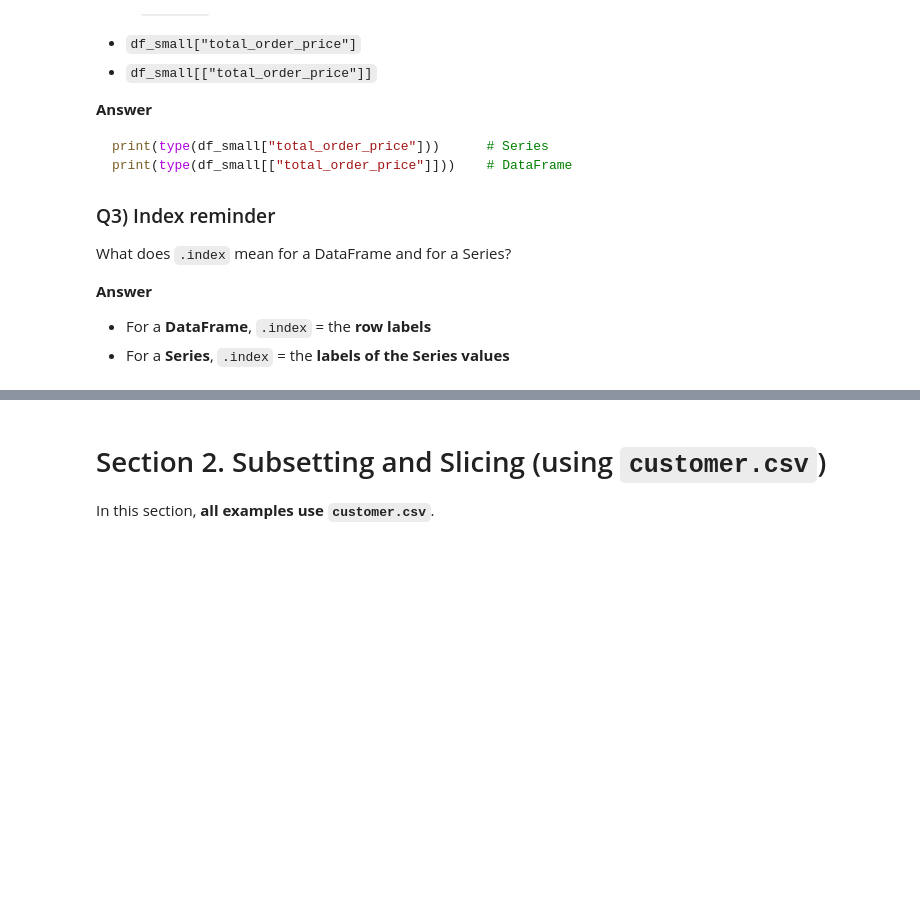
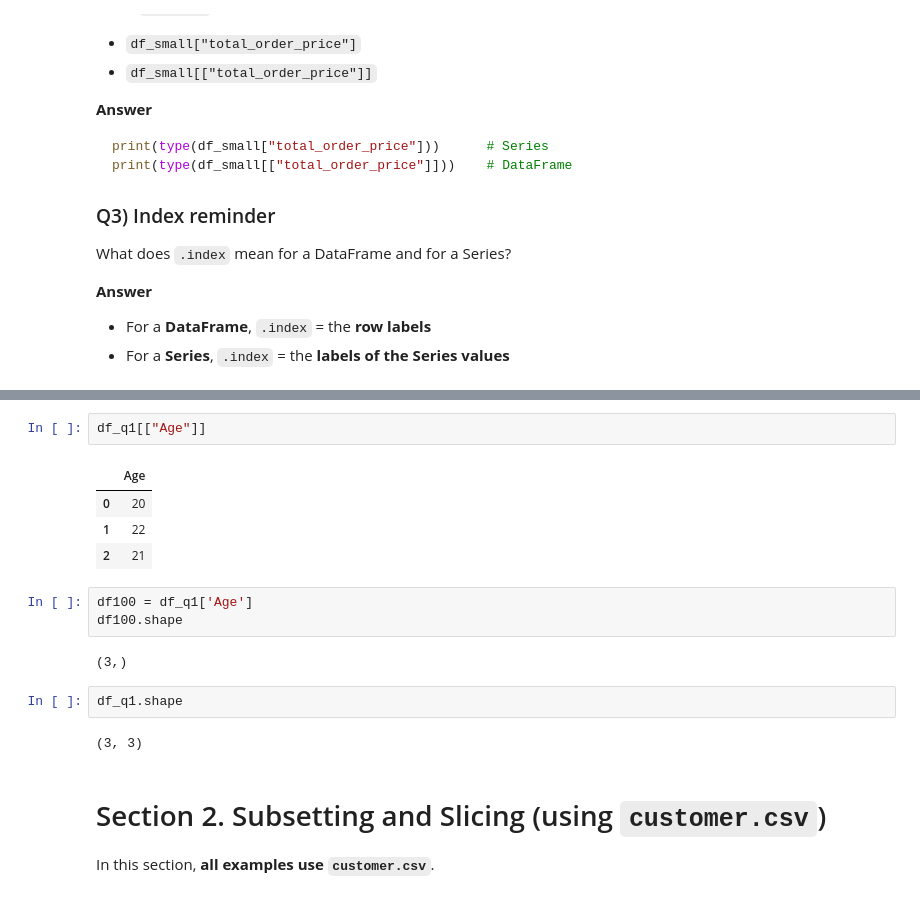
Before and after one commit to clearmindlearn/2510-Spring-2026, a Jupyter notebook: Python-Code/Pandas-Data-Management/Pandas-Section1-2.ipynb, the cells around one changed output, grey strips where cells are left out. Cells and saved outputs as stored; diff of their text form; blank space fills up the shorter version.

```diff
--- a/Python-Code/Pandas-Data-Management/Pandas-Section1-2.ipynb
+++ b/Python-Code/Pandas-Data-Management/Pandas-Section1-2.ipynb
@@ -253,3 +298,19 @@ What does `.index` mean for a DataFrame and for a Series?
+# %%
+df_q1[["Age"]]
+# %% [output]
+|  | Age |
+| 0 | 20 |
+| 1 | 22 |
+| 2 | 21 |
+# %%
+df100 = df_q1['Age']
+df100.shape
+# %% [output]
+(3,)
+# %%
+df_q1.shape
+# %% [output]
+(3, 3)
 # %% [markdown]
 # Section 2. Subsetting and Slicing (using `customer.csv`)
 
```
Also changed, not shown: parts of 6 cells of this notebook, 1 other file.
